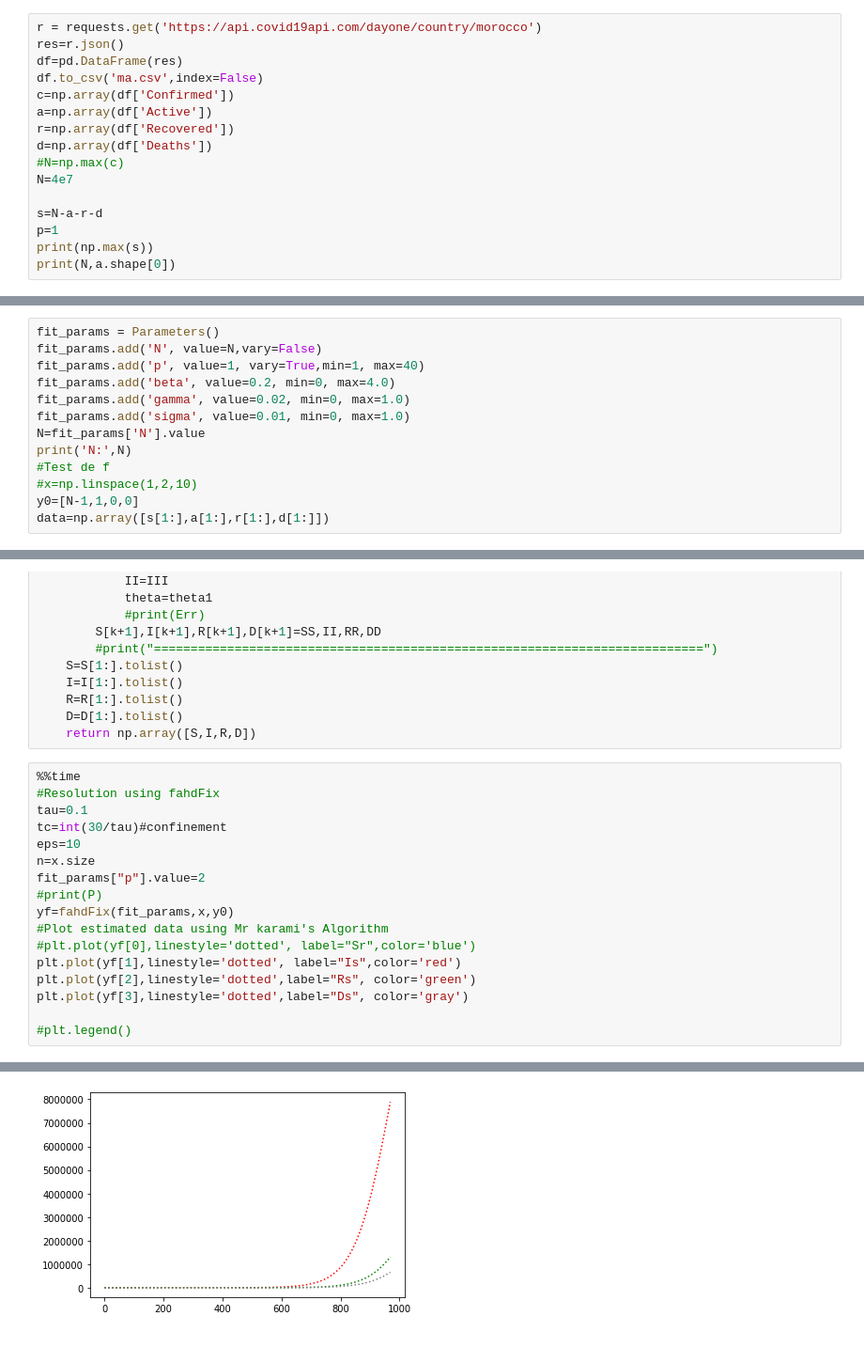
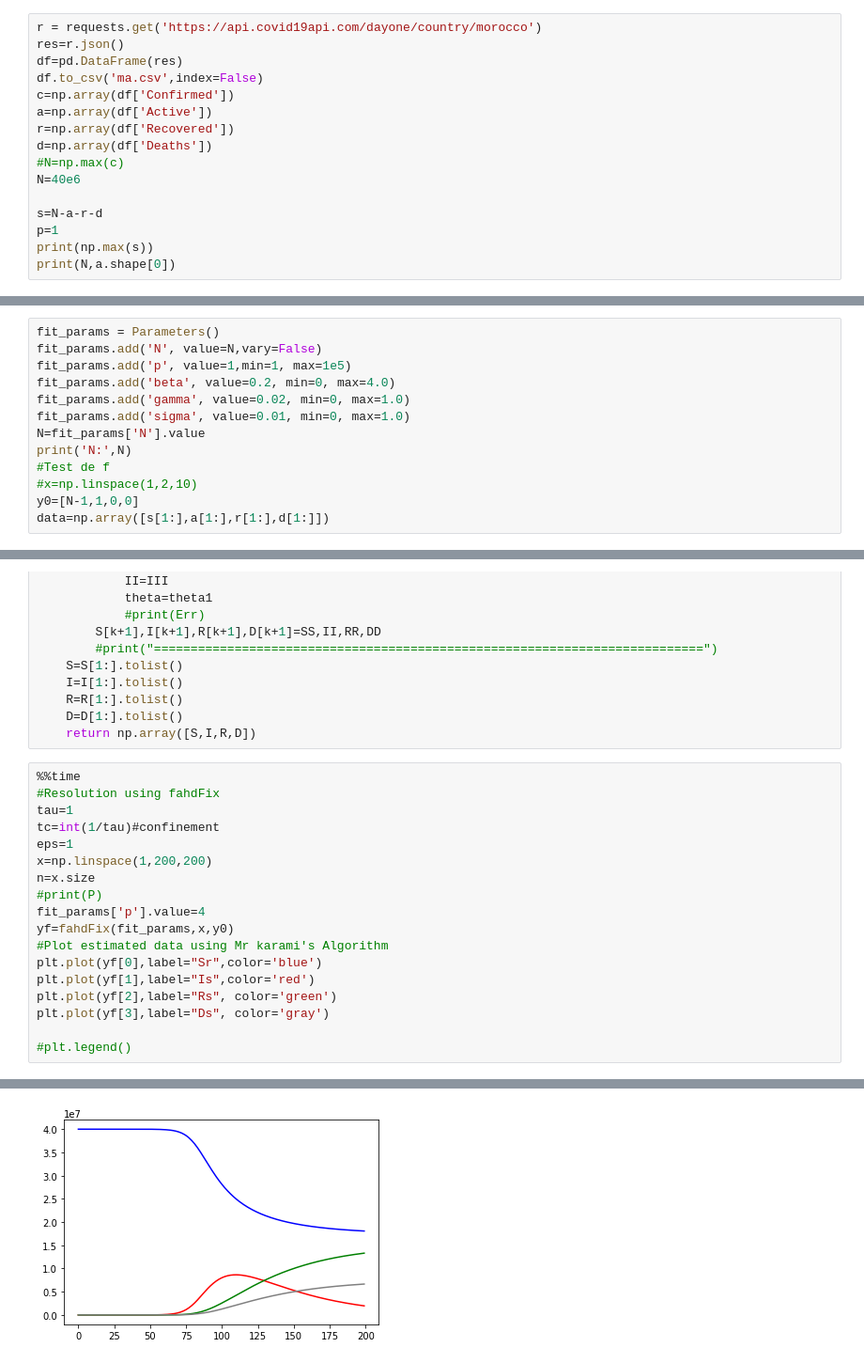
Before and after one commit to sgounane/covid19, a Jupyter notebook: SIR_Covidco.ipynb, the cells around one changed output, grey strips where cells are left out. Shown at 94% size. Drawn from its saved outputs; the diff is of its cells as text.

```diff
--- a/SIR_Covidco.ipynb
+++ b/SIR_Covidco.ipynb
@@ -17,7 +17,7 @@ a=np.array(df['Active'])
 r=np.array(df['Recovered'])
 d=np.array(df['Deaths'])
 #N=np.max(c)
-N=4e7
+N=40e6
 
 s=N-a-r-d
 p=1
@@ -96,7 +96,7 @@ def fahd(params,x,y0):
 # %%
 fit_params = Parameters()
 fit_params.add('N', value=N,vary=False)
-fit_params.add('p', value=1, vary=True,min=1, max=40)
+fit_params.add('p', value=1,min=1, max=1e5)
 fit_params.add('beta', value=0.2, min=0, max=4.0)
 fit_params.add('gamma', value=0.02, min=0, max=1.0)
 fit_params.add('sigma', value=0.01, min=0, max=1.0)
@@ -193,18 +193,19 @@ def fahdFix(params,x,y0):
 # %%
 %%time
 #Resolution using fahdFix
-tau=0.1
-tc=int(30/tau)#confinement
-eps=10
+tau=1
+tc=int(1/tau)#confinement
+eps=1
+x=np.linspace(1,200,200)
 n=x.size
-fit_params["p"].value=2
 #print(P)
+fit_params['p'].value=4
 yf=fahdFix(fit_params,x,y0)
 #Plot estimated data using Mr karami's Algorithm
-#plt.plot(yf[0],linestyle='dotted', label="Sr",color='blue')
-plt.plot(yf[1],linestyle='dotted', label="Is",color='red')
-plt.plot(yf[2],linestyle='dotted',label="Rs", color='green')
-plt.plot(yf[3],linestyle='dotted',label="Ds", color='gray')
+plt.plot(yf[0],label="Sr",color='blue')
+plt.plot(yf[1],label="Is",color='red')
+plt.plot(yf[2],label="Rs", color='green')
+plt.plot(yf[3],label="Ds", color='gray')
 
 #plt.legend()
 # %% [output]
@@ -213,5 +214,5 @@ Wall time: 121 ms
 [<matplotlib.lines.Line2D at 0x...>]
-[figure, old version]
+[figure, new version]
 # %%
 def objective(params,f,x,data,y0):
     # Initial number of infected and recovered individuals, I0 and R0.
```
Also changed, not shown: parts of 7 cells of this notebook, 13 other files.
